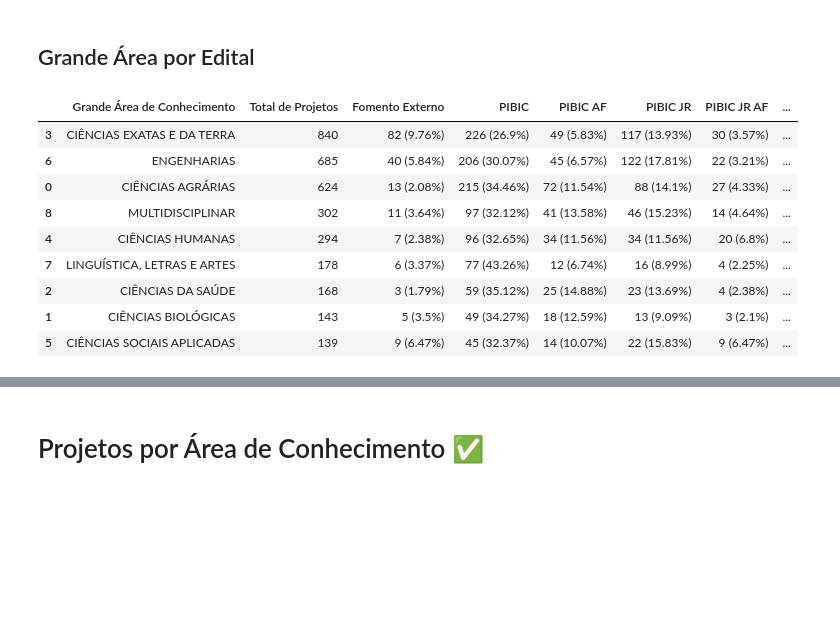
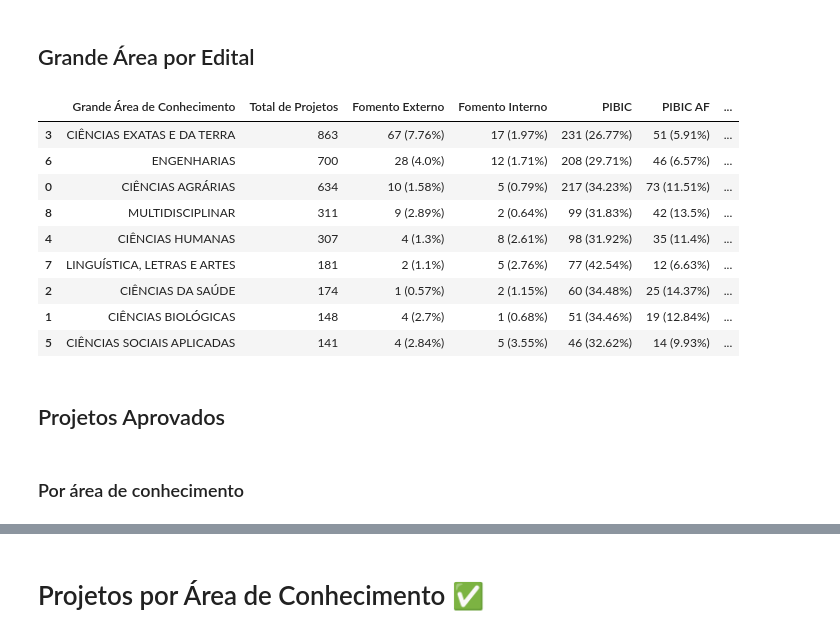
Before and after one commit to thalytalima211/AnaliseDeDados-PRPI, a Jupyter notebook: AnaliseDeDados-PRPI.ipynb, the cells around one changed output, grey strips where cells are left out. Drawn from its saved outputs; the diff is of its cells as text; code cells hidden in the pictures; blank space fills up the shorter version.

```diff
--- a/AnaliseDeDados-PRPI.ipynb
+++ b/AnaliseDeDados-PRPI.ipynb
@@ -278,16 +292,3 @@ Length: 34, dtype: str
-# %%
-conditions = [
-    projetos_df["Aprovado"] == False,
-    projetos_df["Data de Finalização da Conclusão"].isna()
-]
-
-choices = ["Não Aprovado", "Em Execução"]
-
-projetos_df["Situação do Projeto"] = np.select(
-    conditions,
-    choices,
-    default="Concluído"
-)
 # %% [markdown]
 ### Padronização de Título do Projeto
 # %%
@@ -310,6 +311,8 @@ conditions = [
     projetos_df["Título do Edital"].str.startswith("PIBIC JR", na=False),
     projetos_df["Título do Edital"].str.startswith("PIBIC AF", na=False),
     projetos_df["Título do Edital"].str.startswith("PIBIC", na=False),
+    projetos_df["Título do Edital"].str.contains("EXTERNO", na=False),
+    projetos_df["Título do Edital"].str.contains("INTERNO", na=False),
 ]
 
 choices = [
@@ -319,9 +322,11 @@ choices = [
     "PIBIC JR",
     "PIBIC AF",
     "PIBIC",
+    "FOMENTO EXTERNO",
+    "FOMENTO INTERNO"
 ]
 
-projetos_df["Edital"] = np.select(conditions, choices, default="FOMENTO EXTERNO")
+projetos_df["Edital"] = np.select(conditions, choices, default="OUTRO")
 projetos_df = projetos_df[projetos_df["Título do Edital"] != "."]
 # %% [markdown]
 ## Projetos Aprovados por Grupo de Pesquisa
@@ -586,6 +546,7 @@ display(analise_grande_area_por_campus)
 analise_grande_area_por_edital = projetos_df.groupby("Grande Área de Conhecimento").agg(
     total_projetos=("ID do Projeto", "count"),
     total_externo=("Edital", lambda x: (x == "FOMENTO EXTERNO").sum()),
+    total_interno=("Edital", lambda x: (x == "FOMENTO INTERNO").sum()),
     total_pibic=("Edital", lambda x: (x == "PIBIC").sum()),
     total_pibic_af=("Edital", lambda x: (x == "PIBIC AF").sum()),
     total_pibic_jr=("Edital", lambda x: (x == "PIBIC JR").sum()),
@@ -595,6 +556,7 @@ analise_grande_area_por_edital = projetos_df.groupby("Grande Área de Conhecimen
 ).reset_index().rename(columns={
     "total_projetos": "Total de Projetos",
     "total_externo": "Fomento Externo",
+    "total_interno": "Fomento Interno",
     "total_pibic": "PIBIC",
     "total_pibic_af": "PIBIC AF",
     "total_pibic_jr": "PIBIC JR",
@@ -607,6 +569,11 @@ analise_grande_area_por_edital = analise_grande_area_por_edital.sort_values(by="
 analise_grande_area_por_edital['Fomento Externo'] = (
     analise_grande_area_por_edital['Fomento Externo'].astype(str) +
     ' (' + (analise_grande_area_por_edital['Fomento Externo'] / analise_grande_area_por_edital['Total de Projetos'] * 100).round(2).astype(str) + '%)'
+)
+
+analise_grande_area_por_edital['Fomento Interno'] = (
+    analise_grande_area_por_edital['Fomento Interno'].astype(str) +
+    ' (' + (analise_grande_area_por_edital['Fomento Interno'] / analise_grande_area_por_edital['Total de Projetos'] * 100).round(2).astype(str) + '%)'
 )
 
 analise_grande_area_por_edital['PIBIC'] = (
@@ -614,40 +581,44 @@ analise_grande_area_por_edital['PIBIC'] = (
     ' (' + (analise_grande_area_por_edital['PIBIC'] / analise_grande_area_por_edital['Total de Projetos'] * 100).round(2).astype(str) + '%)'
 )
 
 analise_grande_area_por_edital['PIBIC AF'] = (
     analise_grande_area_por_edital['PIBIC AF'].astype(str) +
     ' (' + (analise_grande_area_por_edital['PIBIC AF'] / analise_grande_area_por_edital['Total de Projetos'] * 100).round(2).astype(str) + '%)'
 )
 
 analise_grande_area_por_edital['PIBIC JR'] = (
     analise_grande_area_por_edital['PIBIC JR'].astype(str) +
     ' (' + (analise_grande_area_por_edital['PIBIC JR'] / analise_grande_area_por_edital['Total de Projetos'] * 100).round(2).astype(str) + '%)'
 )
 
 analise_grande_area_por_edital['PIBIC JR AF'] = (
     analise_grande_area_por_edital['PIBIC JR AF'].astype(str) +
     ' (' + (analise_grande_area_por_edital['PIBIC JR AF'] / analise_grande_area_por_edital['Total de Projetos'] * 100).round(2).astype(str) + '%)'
 )
 
 analise_grande_area_por_edital['PICTV'] = (
     analise_grande_area_por_edital['PICTV'].astype(str) +
     ' (' + (analise_grande_area_por_edital['PICTV'] / analise_grande_area_por_edital['Total de Projetos'] * 100).round(2).astype(str) + '%)'
 )
 
 analise_grande_area_por_edital['PIBITI'] = (
     analise_grande_area_por_edital['PIBITI'].astype(str) +
     ' (' + (analise_grande_area_por_edital['PIBITI'] / analise_grande_area_por_edital['Total de Projetos'] * 100).round(2).astype(str) + '%)'
 )
 
 display(analise_grande_area_por_edital)
 # %% [output]
-|  | Grande Área de Conhecimento | Total de Projetos | Fomento Externo | PIBIC | PIBIC AF | PIBIC JR | PIBIC JR AF | ... |
-| 3 | CIÊNCIAS EXATAS E DA TERRA | 840 | 82 (9.76%) | 226 (26.9%) | 49 (5.83%) | 117 (13.93%) | 30 (3.57%) | ... |
-| 6 | ENGENHARIAS | 685 | 40 (5.84%) | 206 (30.07%) | 45 (6.57%) | 122 (17.81%) | 22 (3.21%) | ... |
-| 0 | CIÊNCIAS AGRÁRIAS | 624 | 13 (2.08%) | 215 (34.46%) | 72 (11.54%) | 88 (14.1%) | 27 (4.33%) | ... |
-| 8 | MULTIDISCIPLINAR | 302 | 11 (3.64%) | 97 (32.12%) | 41 (13.58%) | 46 (15.23%) | 14 (4.64%) | ... |
-| 4 | CIÊNCIAS HUMANAS | 294 | 7 (2.38%) | 96 (32.65%) | 34 (11.56%) | 34 (11.56%) | 20 (6.8%) | ... |
-| 7 | LINGUÍSTICA, LETRAS E ARTES | 178 | 6 (3.37%) | 77 (43.26%) | 12 (6.74%) | 16 (8.99%) | 4 (2.25%) | ... |
-| 2 | CIÊNCIAS DA SAÚDE | 168 | 3 (1.79%) | 59 (35.12%) | 25 (14.88%) | 23 (13.69%) | 4 (2.38%) | ... |
-| 1 | CIÊNCIAS BIOLÓGICAS | 143 | 5 (3.5%) | 49 (34.27%) | 18 (12.59%) | 13 (9.09%) | 3 (2.1%) | ... |
-| 5 | CIÊNCIAS SOCIAIS APLICADAS | 139 | 9 (6.47%) | 45 (32.37%) | 14 (10.07%) | 22 (15.83%) | 9 (6.47%) | ... |
+|  | Grande Área de Conhecimento | Total de Projetos | Fomento Externo | Fomento Interno | PIBIC | PIBIC AF | ... |
+| 3 | CIÊNCIAS EXATAS E DA TERRA | 863 | 67 (7.76%) | 17 (1.97%) | 231 (26.77%) | 51 (5.91%) | ... |
+| 6 | ENGENHARIAS | 700 | 28 (4.0%) | 12 (1.71%) | 208 (29.71%) | 46 (6.57%) | ... |
+| 0 | CIÊNCIAS AGRÁRIAS | 634 | 10 (1.58%) | 5 (0.79%) | 217 (34.23%) | 73 (11.51%) | ... |
+| 8 | MULTIDISCIPLINAR | 311 | 9 (2.89%) | 2 (0.64%) | 99 (31.83%) | 42 (13.5%) | ... |
+| 4 | CIÊNCIAS HUMANAS | 307 | 4 (1.3%) | 8 (2.61%) | 98 (31.92%) | 35 (11.4%) | ... |
+| 7 | LINGUÍSTICA, LETRAS E ARTES | 181 | 2 (1.1%) | 5 (2.76%) | 77 (42.54%) | 12 (6.63%) | ... |
+| 2 | CIÊNCIAS DA SAÚDE | 174 | 1 (0.57%) | 2 (1.15%) | 60 (34.48%) | 25 (14.37%) | ... |
+| 1 | CIÊNCIAS BIOLÓGICAS | 148 | 4 (2.7%) | 1 (0.68%) | 51 (34.46%) | 19 (12.84%) | ... |
+| 5 | CIÊNCIAS SOCIAIS APLICADAS | 141 | 4 (2.84%) | 5 (3.55%) | 46 (32.62%) | 14 (9.93%) | ... |
+# %% [markdown]
+## Projetos Aprovados
+# %% [markdown]
+### Por área de conhecimento
```
Also changed, not shown: parts of 52 cells of this notebook.
